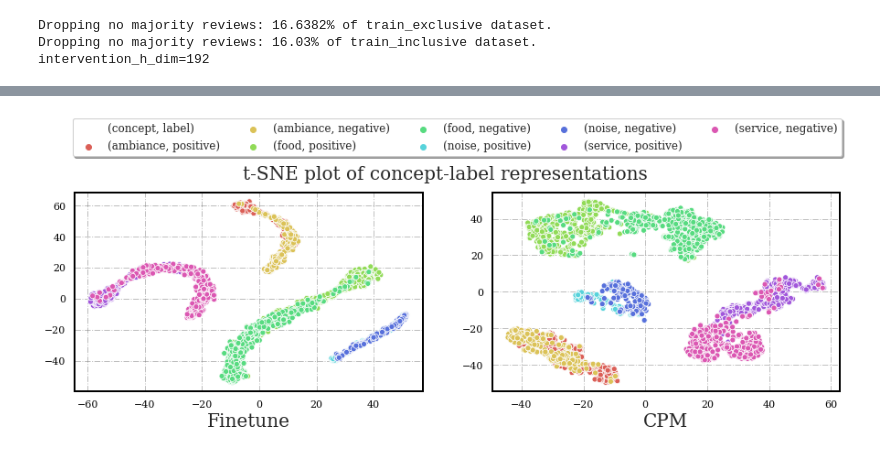
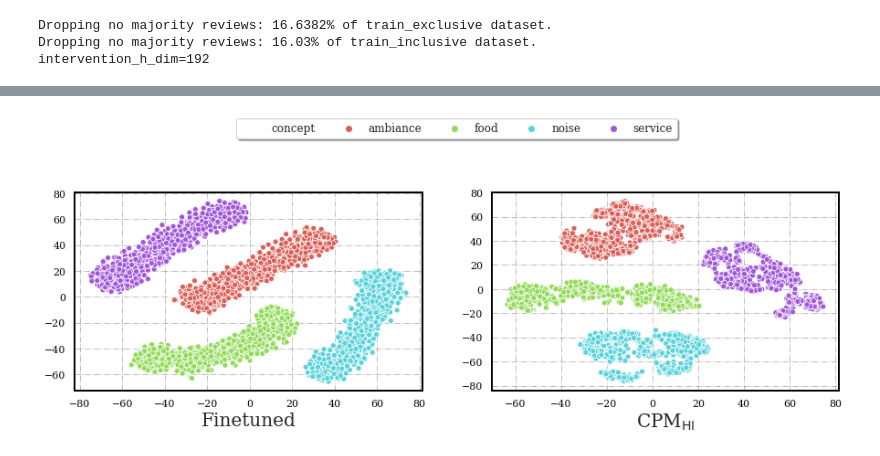
Before and after one commit to frankaging/Causal-Proxy-Model, a Jupyter notebook: cpm_experiments/concept_representation.ipynb, the cells around one changed output, grey strips where cells are left out. Drawn from its saved outputs; the diff is of its cells as text; code cells hidden in the pictures.

```diff
--- a/cpm_experiments/concept_representation.ipynb
+++ b/cpm_experiments/concept_representation.ipynb
@@ -252,16 +220,18 @@ intervention_h_dim=192
 cluster_labels = []
 cluster_hidden_reprs = []
 example_limit = 1000
+randperm_index_dict = {}
 for concept in ["ambiance", "food", "noise", "service"]:
-    for concept_label in ["Positive", "Negative", ]:
-        hidden_repr_static_pool = cpm_reprs[(concept, concept_label)]
-        hidden_repr_static_pool = torch.cat(hidden_repr_static_pool, dim=0)
-        hidden_repr_static_pool = hidden_repr_static_pool[torch.randperm(hidden_repr_static_pool.size()[0])]
-        hidden_repr = hidden_repr_static_pool[:example_limit]
-        cluster_labels.extend([f"({concept}, {concept_label.lower()})" for _ in range(hidden_repr.shape[0])])
-        cluster_hidden_reprs += [hidden_repr]
+    hidden_repr_static_pool = cpm_reprs[concept]
+    hidden_repr_static_pool = torch.cat(hidden_repr_static_pool, dim=0)
+    randperm_index = torch.randperm(hidden_repr_static_pool.size()[0])
+    randperm_index_dict[concept] = randperm_index
+    hidden_repr_static_pool = hidden_repr_static_pool[randperm_index]
+    hidden_repr = hidden_repr_static_pool[:example_limit]
+    cluster_labels.extend([f"{concept}" for _ in range(hidden_repr.shape[0])])
+    cluster_hidden_reprs += [hidden_repr]
 cluster_hidden_reprs = torch.concat(cluster_hidden_reprs, dim=0)
 tsne = TSNE(n_components=2, verbose=1, perplexity=50, n_iter=1000, learning_rate=200)
 tsne_results = tsne.fit_transform(cluster_hidden_reprs)
 df_tsne = pd.DataFrame(tsne_results, columns=['comp1', 'comp2'])
-df_tsne['(concept, label)'] = cluster_labels
+df_tsne['concept'] = cluster_labels
@@ -270,13 +251,16 @@ control_cluster_labels = []
 control_cluster_hidden_reprs = []
 example_limit = 1000
 for concept in ["ambiance", "food", "noise", "service"]:
-    for concept_label in ["Positive", "Negative", ]:
-        hidden_repr = control_reprs[(concept, concept_label)][:example_limit]
-        hidden_repr = torch.cat(hidden_repr, dim=0)
-        control_cluster_labels.extend([f"({concept}, {concept_label.lower()})" for _ in range(hidden_repr.shape[0])])
-        control_cluster_hidden_reprs += [hidden_repr]
+    hidden_repr_static_pool = control_reprs[concept]
+    hidden_repr_static_pool = torch.cat(hidden_repr_static_pool, dim=0)
+    hidden_repr_static_pool = hidden_repr_static_pool[
+        randperm_index_dict[concept]
+    ]
+    hidden_repr = hidden_repr_static_pool[:example_limit]
+    control_cluster_labels.extend([f"{concept}" for _ in range(hidden_repr.shape[0])])
+    control_cluster_hidden_reprs += [hidden_repr]
 control_cluster_hidden_reprs = torch.concat(control_cluster_hidden_reprs, dim=0)
 tsne = TSNE(n_components=2, verbose=1, perplexity=50, n_iter=1000, learning_rate=200)
 control_tsne_results = tsne.fit_transform(control_cluster_hidden_reprs)
 control_df_tsne = pd.DataFrame(control_tsne_results, columns=['comp1', 'comp2'])
-control_df_tsne['(concept, label)'] = control_cluster_labels
+control_df_tsne['concept'] = control_cluster_labels
@@ -293,8 +288,8 @@ with plt.rc_context({
     fig, axs = plt.subplots(1, 2, figsize=(15, 4))
     sns_g = sns.scatterplot(
         ax=axs[1],
-        x="comp1", y="comp2", hue='(concept, label)',
-        palette=sns.color_palette("hls", 8),
+        x="comp1", y="comp2", hue='concept',
+        palette=sns.color_palette("hls", 4),
         data=df_tsne, alpha=1,
     )
     sns_g.legend(loc='upper center', bbox_to_anchor=(-0.1, 1.4),
@@ -304,35 +299,35 @@ with plt.rc_context({
     axs[1].spines["left"].set_linewidth(2)
     axs[1].spines["right"].set_linewidth(2)
     axs[1].spines["top"].set_linewidth(2)
     axs[1].spines["bottom"].set_linewidth(2)
     axs[1].spines["left"].set_linewidth(2)
     axs[1].spines["right"].set_linewidth(2)
     axs[1].xaxis.grid(color='grey', linestyle='-.', linewidth=1, alpha=0.5)
     axs[1].yaxis.grid(color='grey', linestyle='-.', linewidth=1, alpha=0.5)
     axs[1].set_facecolor("white")
-    axs[1].set_xlabel("CPM", fontsize=20)
+    axs[1].set_xlabel(r'CPM$_{\rm HI}$', fontsize=20)
     axs[1].set_ylabel("")
 
     sns_g = sns.scatterplot(
         ax=axs[0],
-        x="comp1", y="comp2", hue='(concept, label)',
-        palette=sns.color_palette("hls", 8),
+        x="comp1", y="comp2", hue='concept',
+        palette=sns.color_palette("hls", 4),
         data=control_df_tsne, alpha=1, legend=False
     )
     axs[0].spines["top"].set_linewidth(2)
     axs[0].spines["bottom"].set_linewidth(2)
     axs[0].spines["left"].set_linewidth(2)
     axs[0].spines["right"].set_linewidth(2)
     axs[0].spines["top"].set_linewidth(2)
     axs[0].spines["bottom"].set_linewidth(2)
     axs[0].spines["left"].set_linewidth(2)
     axs[0].spines["right"].set_linewidth(2)
     axs[0].xaxis.grid(color='grey', linestyle='-.', linewidth=1, alpha=0.5)
     axs[0].yaxis.grid(color='grey', linestyle='-.', linewidth=1, alpha=0.5)
     axs[0].set_facecolor("white")
-    axs[0].set_xlabel("Finetune", fontsize=20)
+    axs[0].set_xlabel("Finetuned", fontsize=20)
     axs[0].set_ylabel("")
 
     # plt.savefig("./figures/t-SNE.png",dpi=200, bbox_inches='tight')
 # %% [output]
-[figure, old version]
+[figure, new version]
```
Also changed, not shown: parts of 5 cells of this notebook, 1 other file.
